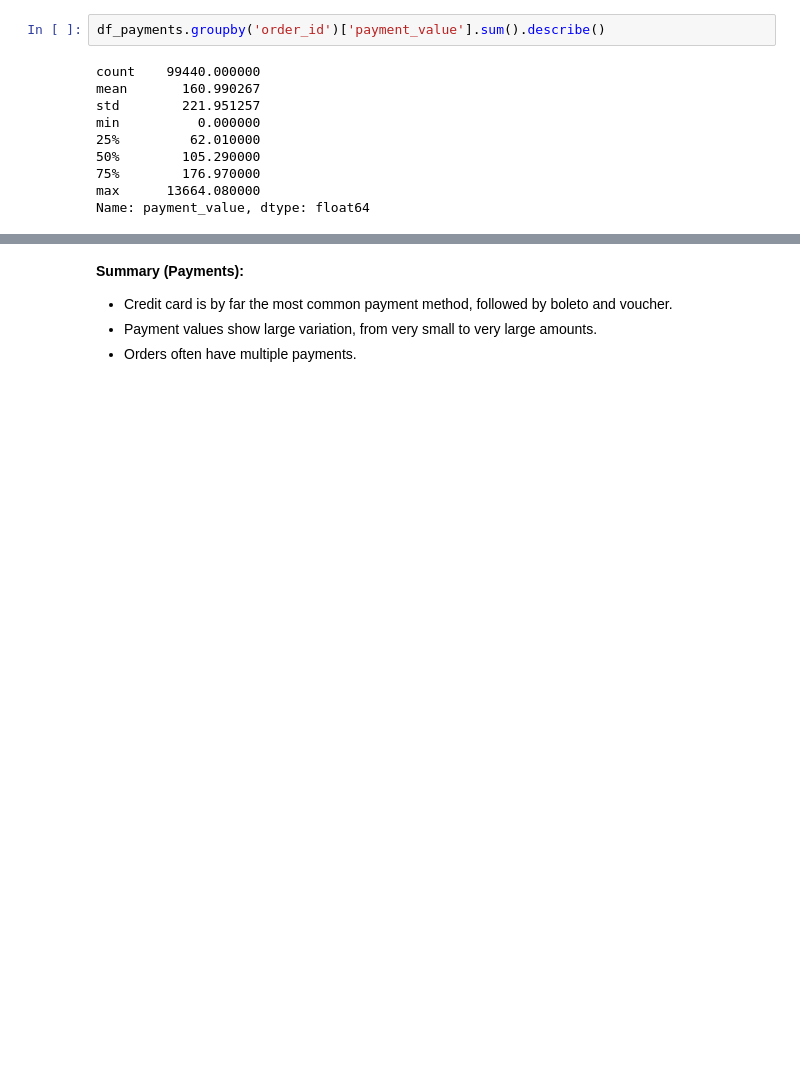
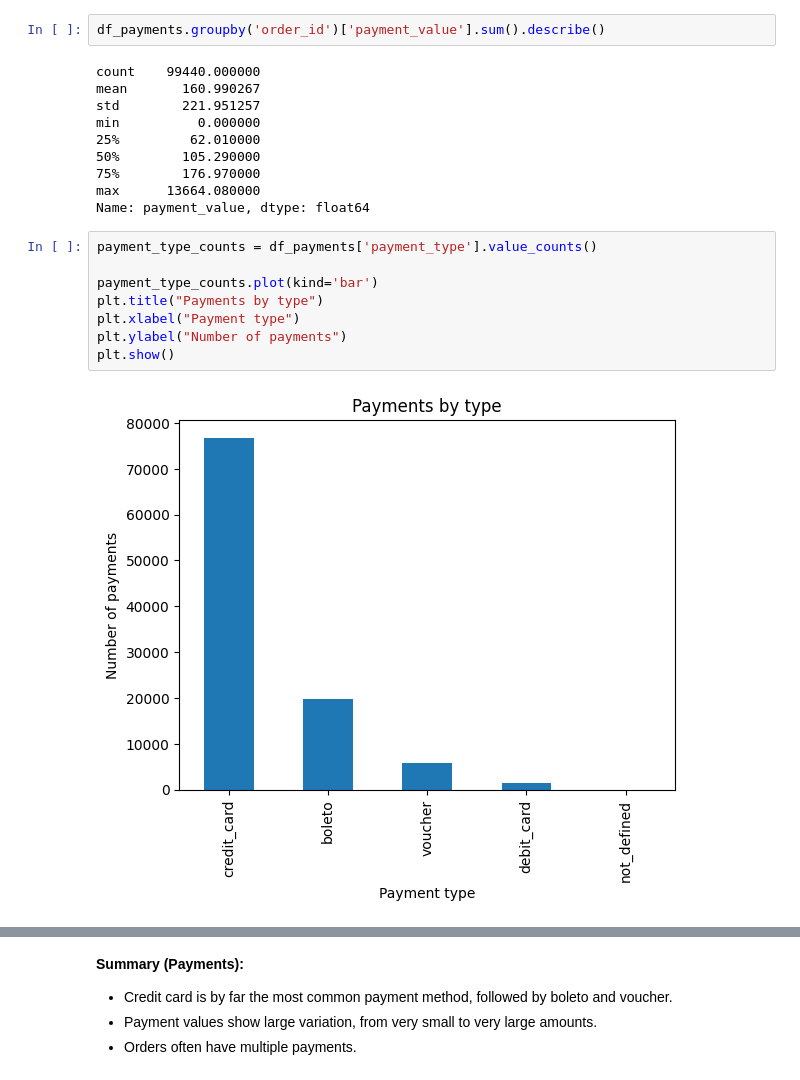
Before and after one commit to MikaelR1/Portfolio-Analytics, a Jupyter notebook: notebooks/eda.ipynb, the cells around one changed output, grey strips where cells are left out. Cells and saved outputs as stored; diff of their text form; blank space fills up the shorter version.

```diff
--- a/notebooks/eda.ipynb
+++ b/notebooks/eda.ipynb
@@ -455,3 +480,13 @@ min          0.000000
 75%        176.970000
 max      13664.080000
 Name: payment_value, dtype: float64
+# %%
+payment_type_counts = df_payments['payment_type'].value_counts()
+
+payment_type_counts.plot(kind='bar')
+plt.title("Payments by type")
+plt.xlabel("Payment type")
+plt.ylabel("Number of payments")
+plt.show()
+# %% [output]
+[figure, added]
```
Also changed, not shown: parts of 9 cells of this notebook.
